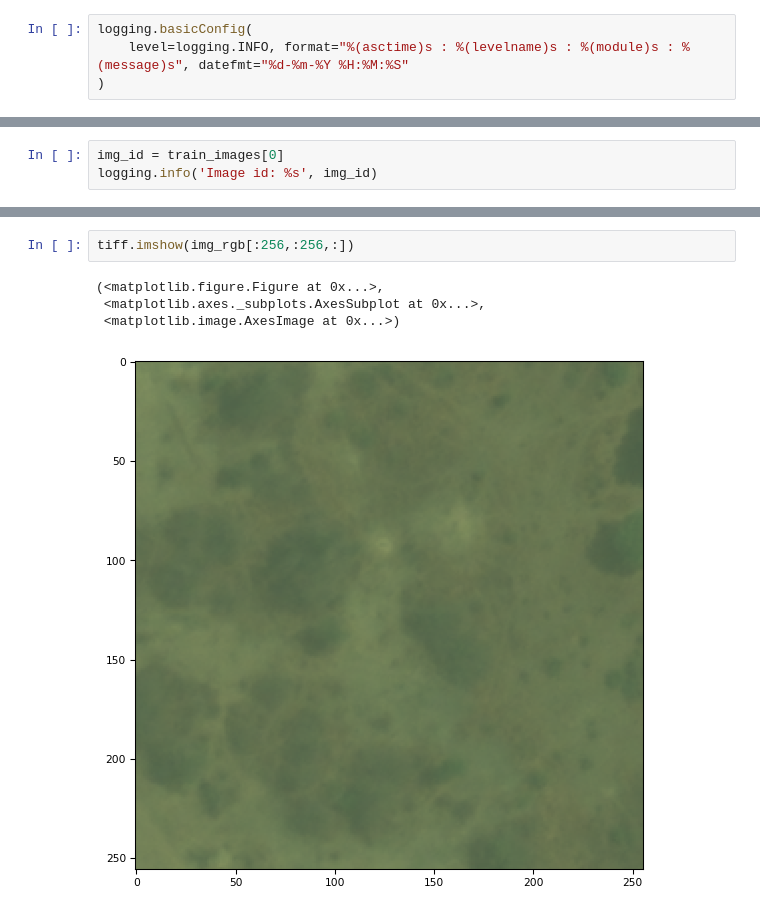
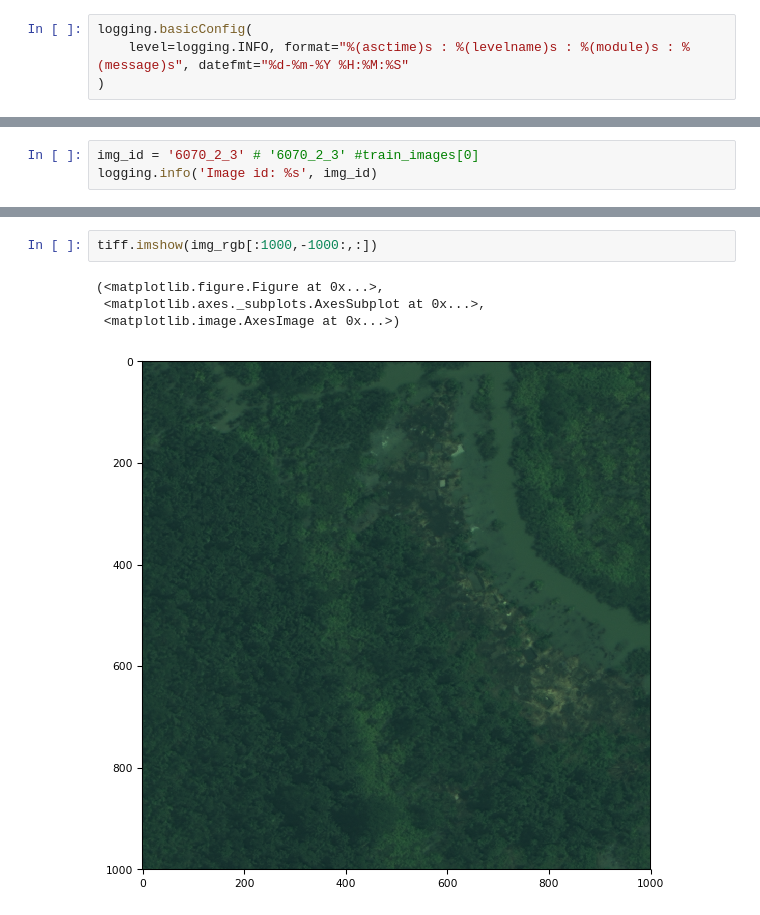
Before and after one commit to jgc128/kaggle_dstl_satellite, a Jupyter notebook: pansharpening.ipynb, the cells around one changed output, grey strips where cells are left out. Cells and saved outputs as stored; diff of their text form.

```diff
--- a/pansharpening.ipynb
+++ b/pansharpening.ipynb
@@ -25,4 +25,4 @@ logging.info('Train: %s, Test: %s, All: %s', len(train_images), len(test_images)
 # %%
-img_id = train_images[0]
+img_id = '6070_2_3' # '6070_2_3' #train_images[0]
 logging.info('Image id: %s', img_id)
 # %% [output]
@@ -43,8 +43,8 @@ logging.info('Scaled: %s, Sharpened: %s', img_rgbn_scaled.shape, img_rgbn_sharpe
 # %%
-tiff.imshow(img_rgb[:256,:256,:])
+tiff.imshow(img_rgb[:1000,-1000:,:])
 # %% [output]
 (<matplotlib.figure.Figure at 0x...>,
  <matplotlib.axes._subplots.AxesSubplot at 0x...>,
  <matplotlib.image.AxesImage at 0x...>)
-[figure, old version]
+[figure, new version]
 # %%
```
Also changed, not shown: parts of 12 cells of this notebook, 9 other files.
